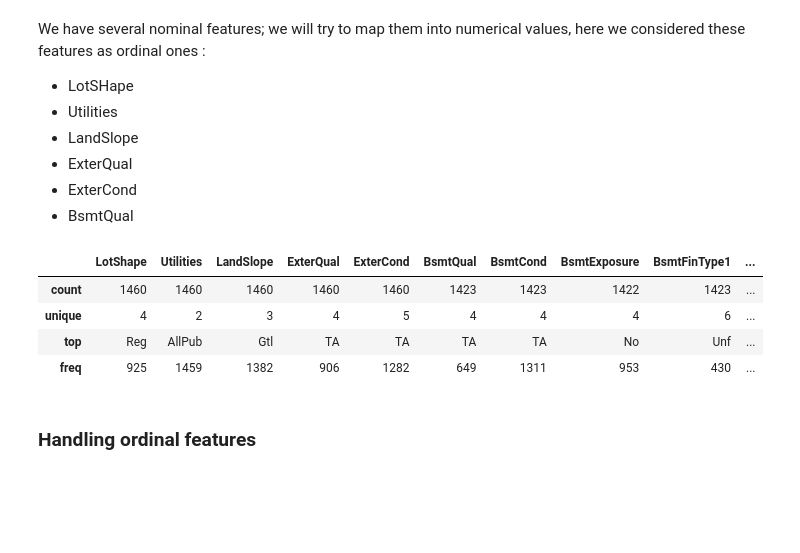
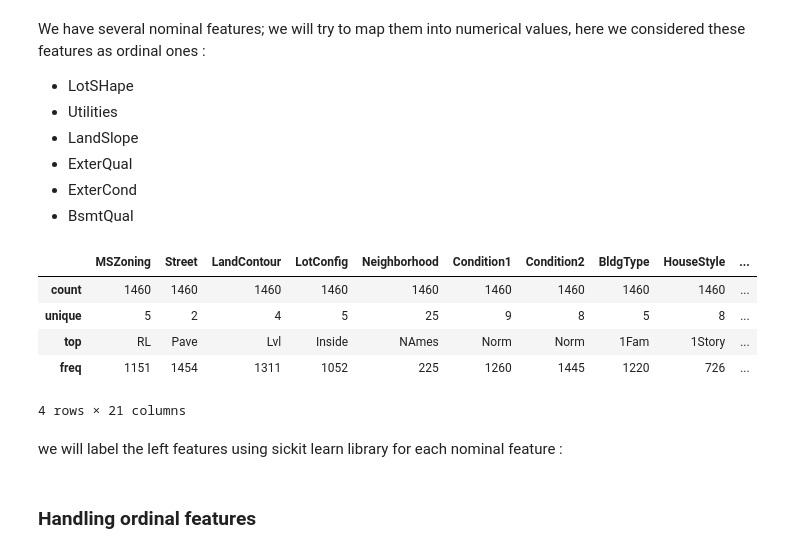
Before and after one commit to RayBela/House-Prices-Competition, a Jupyter notebook: House Prices Competition-Features engineering.ipynb, the cells around one changed output. Cells and saved outputs as stored; diff of their text form; code cells hidden in the pictures; blank space fills up the shorter version.

```diff
--- a/House Prices Competition-Features engineering.ipynb
+++ b/House Prices Competition-Features engineering.ipynb
@@ -95,13 +172,18 @@ We have several nominal features; we will try to map them into numerical values,
 # %%
 from sklearn.preprocessing import LabelEncoder
 
 nominal_features = categoricals.drop(['LotShape','Utilities','LandSlope','ExterQual','ExterCond','BsmtQual',
                                         'BsmtCond','BsmtExposure','BsmtFinType1','BsmtFinType2','HeatingQC',
-                                       'KitchenQual','FireplaceQu','GarageQual','GarageCond','PoolQC','Fence'], axis = 1)
+                                       'KitchenQual','FireplaceQu','GarageQual','GarageCond','PoolQC','Fence',
+                                      'GarageFinish','Alley','MasVnrType','GarageType','MiscFeature'], axis = 1)
 nominal_features.describe()
+#list(nominal_features)
 # %% [output]
-|  | LotShape | Utilities | LandSlope | ExterQual | ExterCond | BsmtQual | BsmtCond | BsmtExposure | BsmtFinType1 | ... |
-| count | 1460 | 1460 | 1460 | 1460 | 1460 | 1423 | 1423 | 1422 | 1423 | ... |
-| unique | 4 | 2 | 3 | 4 | 5 | 4 | 4 | 4 | 6 | ... |
-| top | Reg | AllPub | Gtl | TA | TA | TA | TA | No | Unf | ... |
-| freq | 925 | 1459 | 1382 | 906 | 1282 | 649 | 1311 | 953 | 430 | ... |
+|  | MSZoning | Street | LandContour | LotConfig | Neighborhood | Condition1 | Condition2 | BldgType | HouseStyle | ... |
+| count | 1460 | 1460 | 1460 | 1460 | 1460 | 1460 | 1460 | 1460 | 1460 | ... |
+| unique | 5 | 2 | 4 | 5 | 25 | 9 | 8 | 5 | 8 | ... |
+| top | RL | Pave | Lvl | Inside | NAmes | Norm | Norm | 1Fam | 1Story | ... |
+| freq | 1151 | 1454 | 1311 | 1052 | 225 | 1260 | 1445 | 1220 | 726 | ... |
+4 rows × 21 columns
+# %% [markdown]
+we will label the left features using sickit learn library for each nominal feature :
```
Also changed, not shown: parts of 9 cells of this notebook.
